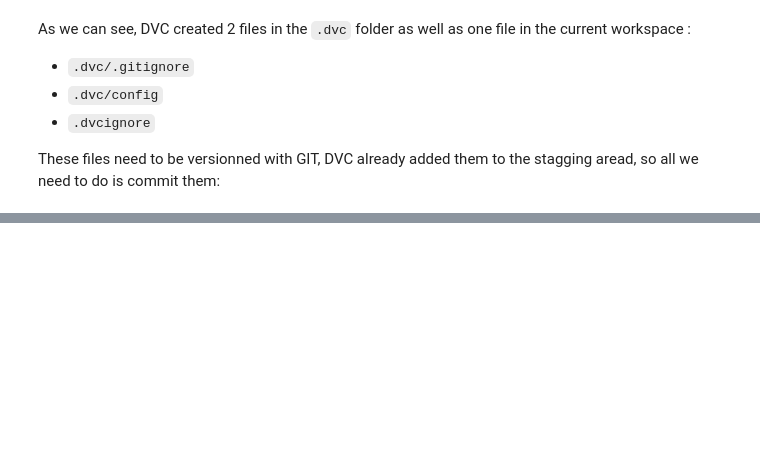
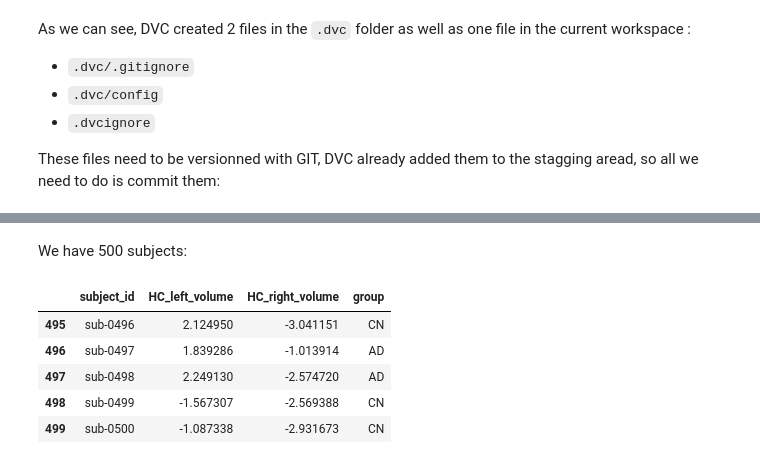
Before and after one commit to aramis-lab/NOW-2023, a Jupyter notebook: notebooks/data_versionning.ipynb, the cells around one changed output, grey strips where cells are left out. Saved outputs shown, nothing was run; the diff lists cells and outputs as text; code cells hidden in the pictures; blank space fills up the shorter version.

```diff
--- a/notebooks/data_versionning.ipynb
+++ b/notebooks/data_versionning.ipynb
@@ -153,0 +196,11 @@ And that's it, we have successfully initialized a DVC repository and we are now
+# %% [markdown]
+We have 500 subjects:
+# %%
+df.tail()
+# %% [output]
+|  | subject_id | HC_left_volume | HC_right_volume | group |
+| 495 | sub-0496 | 2.124950 | -3.041151 | CN |
+| 496 | sub-0497 | 1.839286 | -1.013914 | AD |
+| 497 | sub-0498 | 2.249130 | -2.574720 | AD |
+| 498 | sub-0499 | -1.567307 | -2.569388 | CN |
+| 499 | sub-0500 | -1.087338 | -2.931673 | CN |
```
Also changed, not shown: parts of 39 cells of this notebook, 1 other file.
